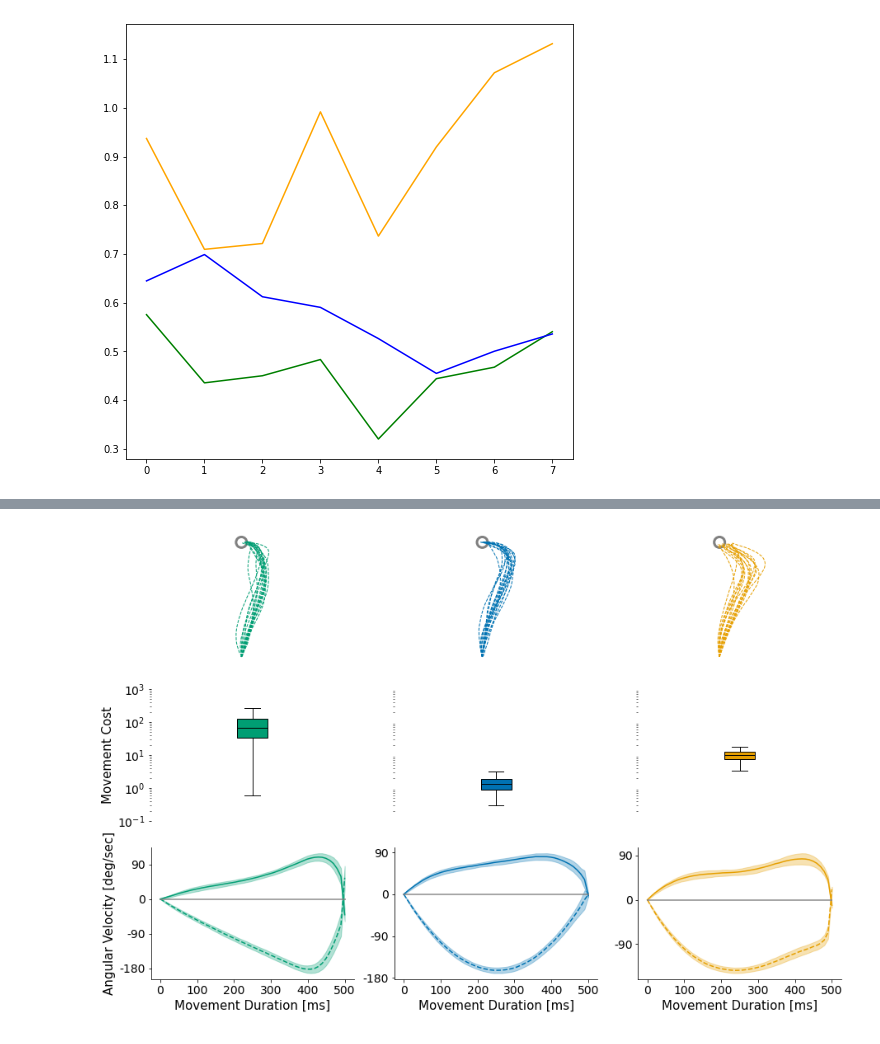
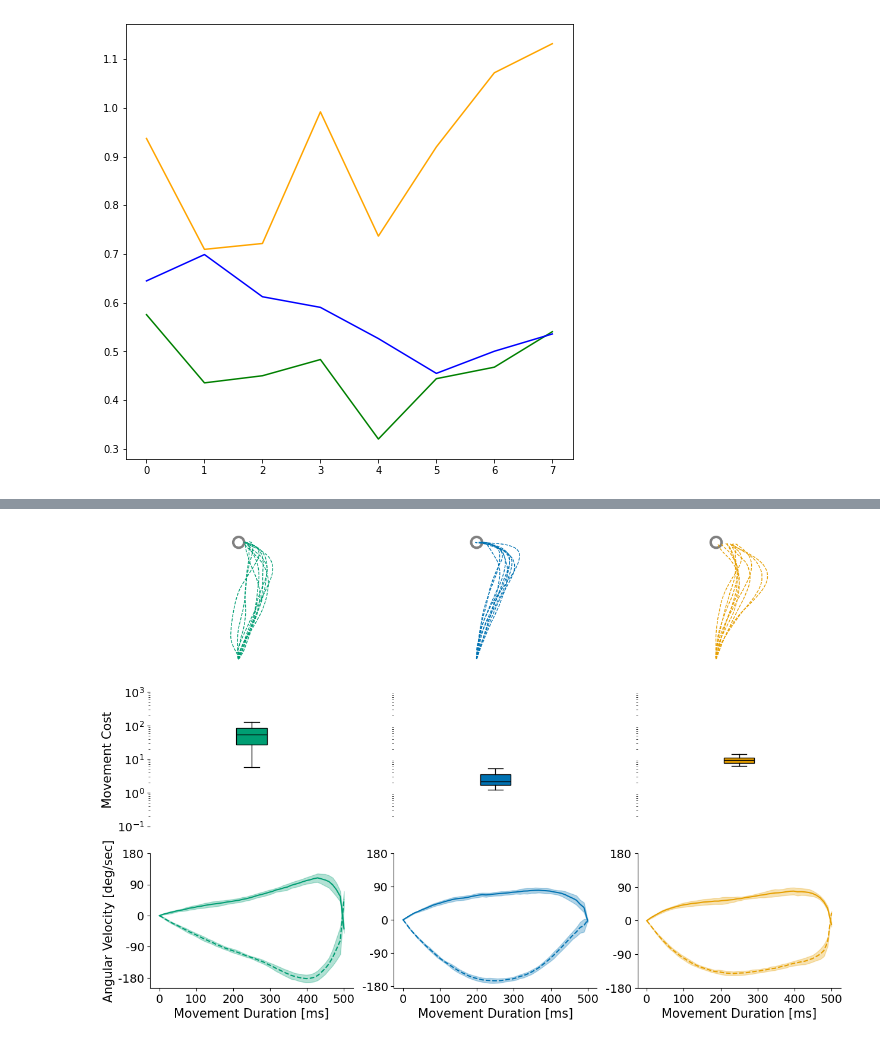
Before and after one commit to AlexandreThy/PhD, a Jupyter notebook: CurrentParts/PaperPlot.ipynb, the cells around one changed output, grey strips where cells are left out. Drawn from its saved outputs; the diff is of its cells as text; code cells hidden in the pictures.

```diff
--- a/CurrentParts/PaperPlot.ipynb
+++ b/CurrentParts/PaperPlot.ipynb
@@ -624,9 +624,9 @@ Commands = np.zeros((NUM_SIM,8,3,NumIteration-1,6))
 for num_sim in range(NUM_SIM):
     for iter,angles in enumerate(np.linspace(0,2*pi,9)[:-1]) :
         tg = [cos(angles)*15,45+sin(angles)*15]
-        xILQG,yILQG,zilqg,uILQG=ILQG(MovementTime,100,50,.1,tg,st,NumIteration,delay = 0.06,Noise=True,print_iterations=False)
-        xFL,yFL,xfl,uFL = FL_6muscles(Duration=MovementTime,w1=1e7,w2=1e7,w3=1e3,w4=1e3,r=1e-7,Num_iter=NumIteration,starting_point=st,targets=tg,Delay = 0.06,Activate_Noise=True)
-        xLQG,yLQG,uDLQG,z=DLQG_6Muscles(w1 = 100,w2 = 100,w3=50,w4=50,Duration=MovementTime,r1 = .1,Num_iter=NumIteration,starting_point=st,targets=tg,plot = False,Delay = 0.06,Activate_Noise=True)
+        xILQG,yILQG,zilqg,uILQG=ILQG(MovementTime,100,50,.3,tg,st,NumIteration,delay = 0.06,Noise=True,print_iterations=False)
+        xFL,yFL,xfl,uFL = FL_6muscles(Duration=MovementTime,w1=100,w2=100,w3=50,w4=50,r=1e-8,Num_iter=NumIteration,starting_point=st,targets=tg,Delay = 0.06,Activate_Noise=True)
+        xLQG,yLQG,uDLQG,z=DLQG_6Muscles(w1 = 100,w2 = 100,w3=50,w4=50,Duration=MovementTime,r1 = .3,Num_iter=NumIteration,starting_point=st,targets=tg,plot = False,Delay = 0.06,Activate_Noise=True)
         Commands[num_sim,iter] = np.array([uILQG,uFL,uDLQG])
         Cost_value[num_sim,iter] = np.array([Cost_function(zilqg,uILQG,tg = tg),Cost_function(xfl,uFL,tg = tg),Cost_function(z.T,uDLQG,tg = tg)])
 
@@ -638,14 +638,13 @@ Cost_value[8] = Cost_value[0]
 
 angles = np.linspace(0, 2*np.pi, 9)
 for i in range(3):
-    ax.scatter(angles, Cost_value[:,i], color=colors[i], s = 40, zorder = 10)
+    ax.scatter(angles, Cost_value[:,i], color=colors[i], s = 20, zorder = 10)
     ax.plot(angles, Cost_value[:,i], color=colors[i], linewidth=2,linestyle = "--",label = legend[i])
 ax.set_yticks([])
-
 # Create inset axes for zoomed region (e.g. zoom on theta from 1.2 to 1.6 rad)
 inset_rect = [0.65, 0.65, 0.3, 0.3]  # [left, bottom, width, height] (fractions of figure)
 inset_ax = fig.add_axes(inset_rect, projection='polar')
-inset_ax.set_ylim(0, 5)
+inset_ax.set_ylim(0, np.max(Cost_value[:,1])+.5)
 for i in range(3):
     inset_ax.scatter(angles, Cost_value[:,i], color=colors[i], s = 40, zorder = 10)
     inset_ax.plot(angles, Cost_value[:,i], color=colors[i], linewidth=2,linestyle = "--")
@@ -653,7 +652,9 @@ inset_ax.set_yticks([])
 inset_ax.set_yticklabels([])
 inset_ax.set_xticklabels([])
 inset_ax.set_title("Zoom", fontsize=14)
-ax.fill(np.linspace(0,2*pi,100),np.ones(100)*20,color = "grey",alpha = .2)
+ax.fill(np.linspace(0,2*pi,100),np.ones(100)*40,color = "grey",alpha = .2)
 inset_ax.fill(np.linspace(0,2*pi,100),np.ones(100)*10,color = "grey",alpha = .2)
 ax.spines['polar'].set_visible(False)
+
+plt.savefig("Costfunc.png",dpi = 300)
 plt.show()
@@ -672,7 +671,7 @@ NumIteration = 50
 Time = np.linspace(0,MovementTime*1000,NumIteration)
 
 fig,ax = plt.subplots(3,3,figsize = (15,10))
-NUM_SIM = 100
+NUM_SIM = 10
 Cost_value = np.zeros((NUM_SIM,3))
 Velocities = np.zeros((NUM_SIM,3,2,NumIteration))
 tg = [0,60]
@@ -680,7 +679,7 @@ colors = ["#009E73","#0072B2","#E69F00"]
 legend = ["ILQG","FL","DLQG"]
 WP = 100
 WV = 50
-WR = .1
+WR = .3
 
 def Cost_function(x,u,tg = [0,0] ):
     target1,target2 = compute_angles_from_cartesian(tg[0],tg[1])
@@ -744,31 +743,31 @@ for i in range(3) :
             boxprops=dict(facecolor=colors[i], color='black'),
             medianprops=dict(color='black'),
             whiskerprops=dict(color='black'),
             capprops=dict(color='black'),showfliers=False)
 
     ax[1,i].set_ylim(.1,1000)
     ax[0,i].set_aspect("equal")
     ax[0,i].set_yticks([])
     ax[0,i].set_xticks([])
     ax[1,i].set_xticks([])
 
     delete_axis(ax[0,i])
     delete_axis(ax[1,i])
     #ax[1,i].set_xticklabels([legend[i]],fontsize = 15)
 for i in range(1,3):
     ax[1,i].set_yticks([])
 
 ax[1,0].set_yticks([.1,1,10,100,1000])
 ax[1, 0].tick_params(axis='y', labelsize=14)
 ax[1,0].set_ylabel("Movement Cost",fontsize = 15)
 for i in range(3):
     circle = plt.Circle((0,60), .7, edgecolor='grey', facecolor='white', linewidth=3)
 
 # Add square to plot
     ax[0,i].add_patch(circle)
 
     #ax[0,i].scatter(tg[0],tg[1],marker = "s",s = 500,color = "grey")
 plt.savefig("Perturbed.png",dpi = 300)
 plt.show()
 # %% [output]
-[figure, old version]
+[figure, new version]
```
Also changed, not shown: parts of 2 cells of this notebook.
